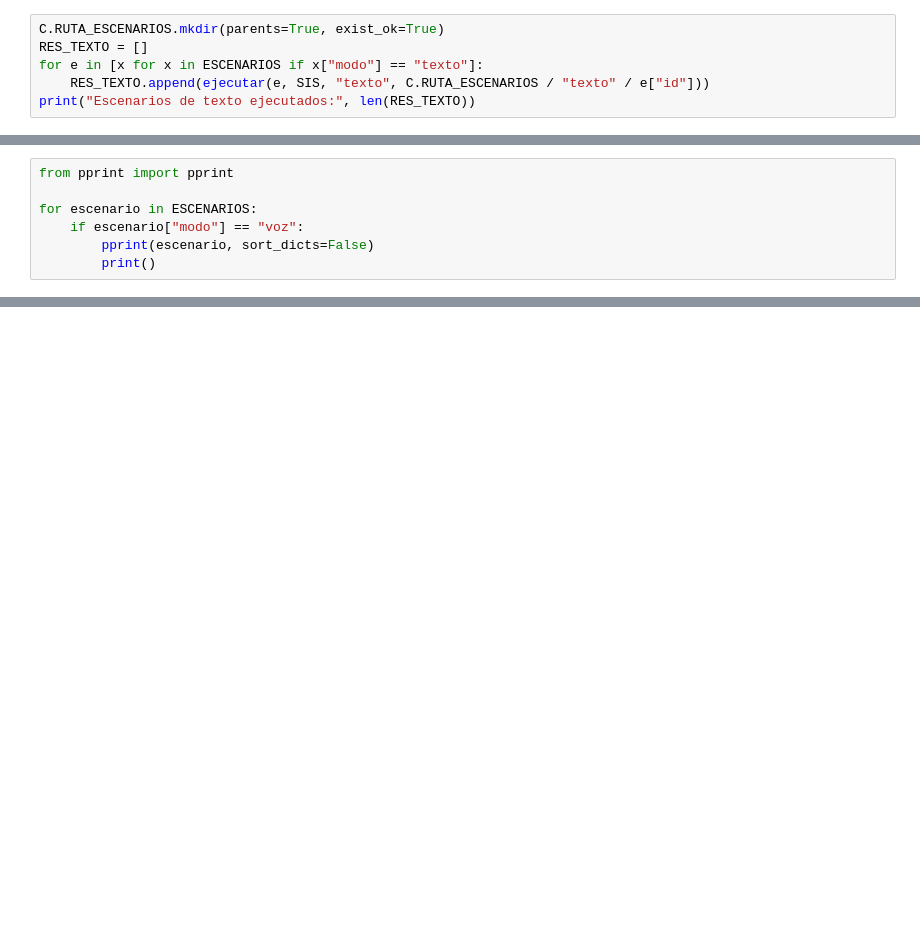
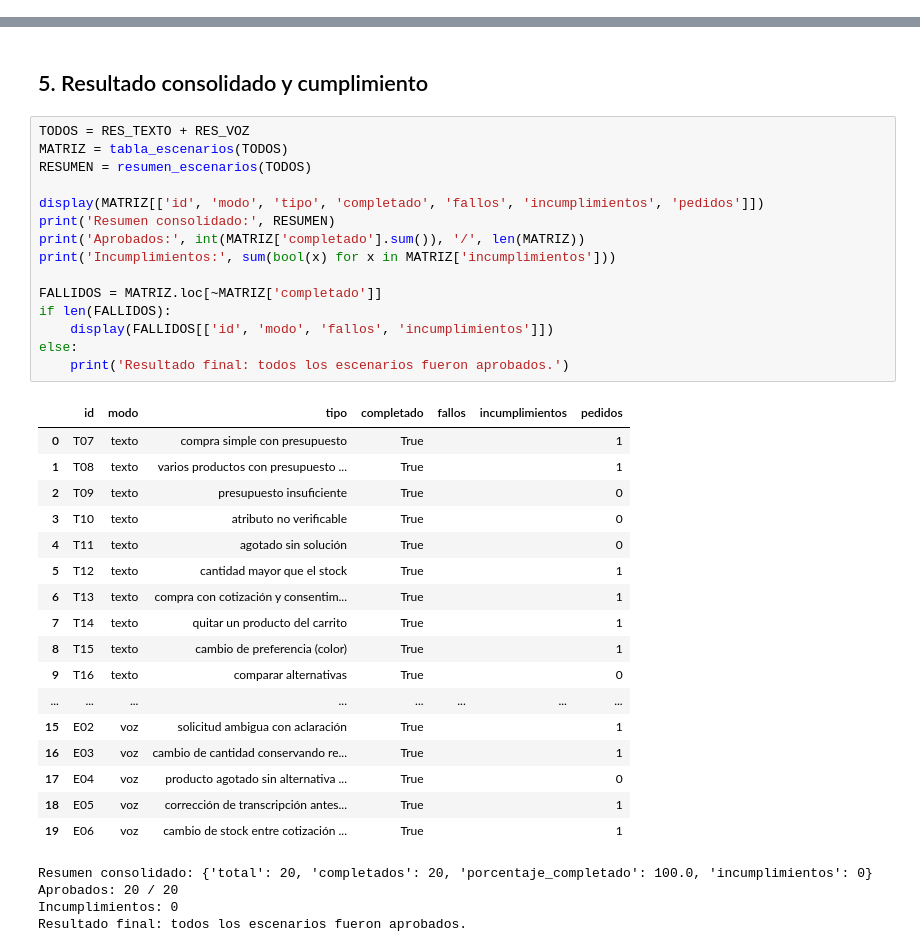
Before and after one commit to Codenid/asistente-compras-por-voz, a Jupyter notebook: notebooks/07_pruebas_y_resultados.ipynb, the cells around one changed output, grey strips where cells are left out. Cells and saved outputs as stored; diff of their text form; blank space fills up the shorter version.

```diff
--- a/notebooks/07_pruebas_y_resultados.ipynb
+++ b/notebooks/07_pruebas_y_resultados.ipynb
@@ -104,6 +0,0 @@ Audios requeridos: 23 | faltantes: 23
-# %%
-C.RUTA_ESCENARIOS.mkdir(parents=True, exist_ok=True)
-RES_TEXTO = []
-for e in [x for x in ESCENARIOS if x["modo"] == "texto"]:
-    RES_TEXTO.append(ejecutar(e, SIS, "texto", C.RUTA_ESCENARIOS / "texto" / e["id"]))
-print("Escenarios de texto ejecutados:", len(RES_TEXTO))
@@ -139,7 +0,0 @@ E06_t6.wav
-# %%
-from pprint import pprint
-
-for escenario in ESCENARIOS:
-    if escenario["modo"] == "voz":
-        pprint(escenario, sort_dicts=False)
-        print()
@@ -656,0 +172,39 @@ Operaciones:
+# %% [markdown]
+## 5. Resultado consolidado y cumplimiento
+# %%
+TODOS = RES_TEXTO + RES_VOZ
+MATRIZ = tabla_escenarios(TODOS)
+RESUMEN = resumen_escenarios(TODOS)
+
+display(MATRIZ[['id', 'modo', 'tipo', 'completado', 'fallos', 'incumplimientos', 'pedidos']])
+print('Resumen consolidado:', RESUMEN)
+print('Aprobados:', int(MATRIZ['completado'].sum()), '/', len(MATRIZ))
+print('Incumplimientos:', sum(bool(x) for x in MATRIZ['incumplimientos']))
+
+FALLIDOS = MATRIZ.loc[~MATRIZ['completado']]
+if len(FALLIDOS):
+    display(FALLIDOS[['id', 'modo', 'fallos', 'incumplimientos']])
+else:
+    print('Resultado final: todos los escenarios fueron aprobados.')
+# %% [output]
+|  | id | modo | tipo | completado | fallos | incumplimientos | pedidos |
+| 0 | T07 | texto | compra simple con presupuesto | True |  |  | 1 |
+| 1 | T08 | texto | varios productos con presupuesto ... | True |  |  | 1 |
+| 2 | T09 | texto | presupuesto insuficiente | True |  |  | 0 |
+| 3 | T10 | texto | atributo no verificable | True |  |  | 0 |
+| 4 | T11 | texto | agotado sin solución | True |  |  | 0 |
+| 5 | T12 | texto | cantidad mayor que el stock | True |  |  | 1 |
+| 6 | T13 | texto | compra con cotización y consentim... | True |  |  | 1 |
+| 7 | T14 | texto | quitar un producto del carrito | True |  |  | 1 |
+| 8 | T15 | texto | cambio de preferencia (color) | True |  |  | 1 |
+| 9 | T16 | texto | comparar alternativas | True |  |  | 0 |
+| ... | ... | ... | ... | ... | ... | ... | ... |
+| 15 | E02 | voz | solicitud ambigua con aclaración | True |  |  | 1 |
+| 16 | E03 | voz | cambio de cantidad conservando re... | True |  |  | 1 |
+| 17 | E04 | voz | producto agotado sin alternativa ... | True |  |  | 0 |
+| 18 | E05 | voz | corrección de transcripción antes... | True |  |  | 1 |
+| 19 | E06 | voz | cambio de stock entre cotización ... | True |  |  | 1 |
+Resumen consolidado: {'total': 20, 'completados': 20, 'porcentaje_completado': 100.0, 'incumplimientos': 0}
+Aprobados: 20 / 20
+Incumplimientos: 0
+Resultado final: todos los escenarios fueron aprobados.
```
Also changed, not shown: parts of 50 cells of this notebook, 4 other files.
